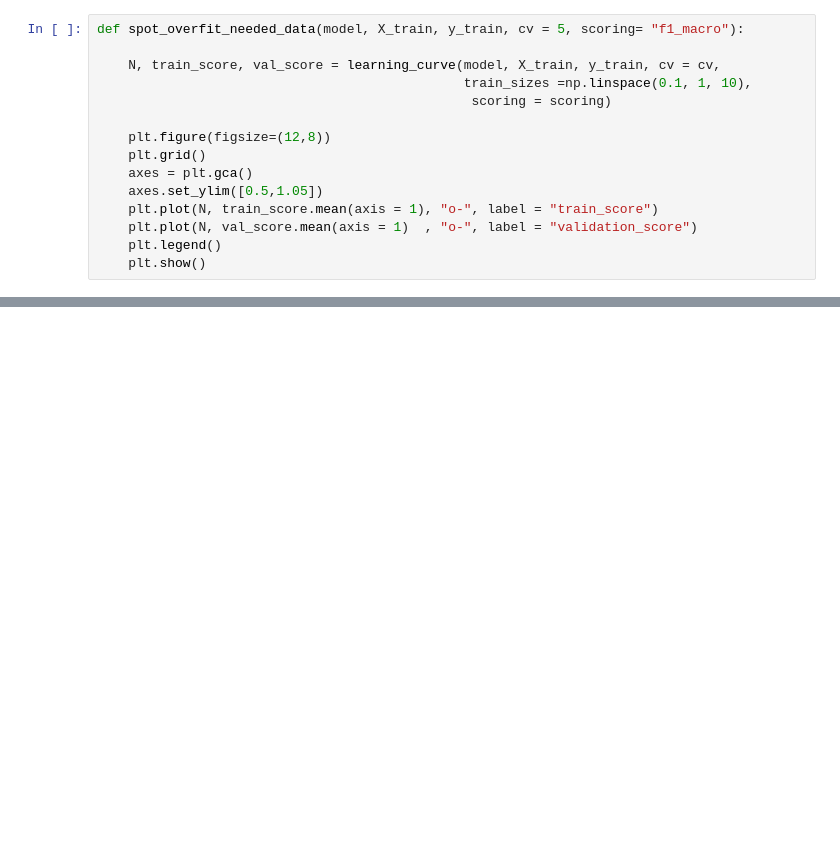
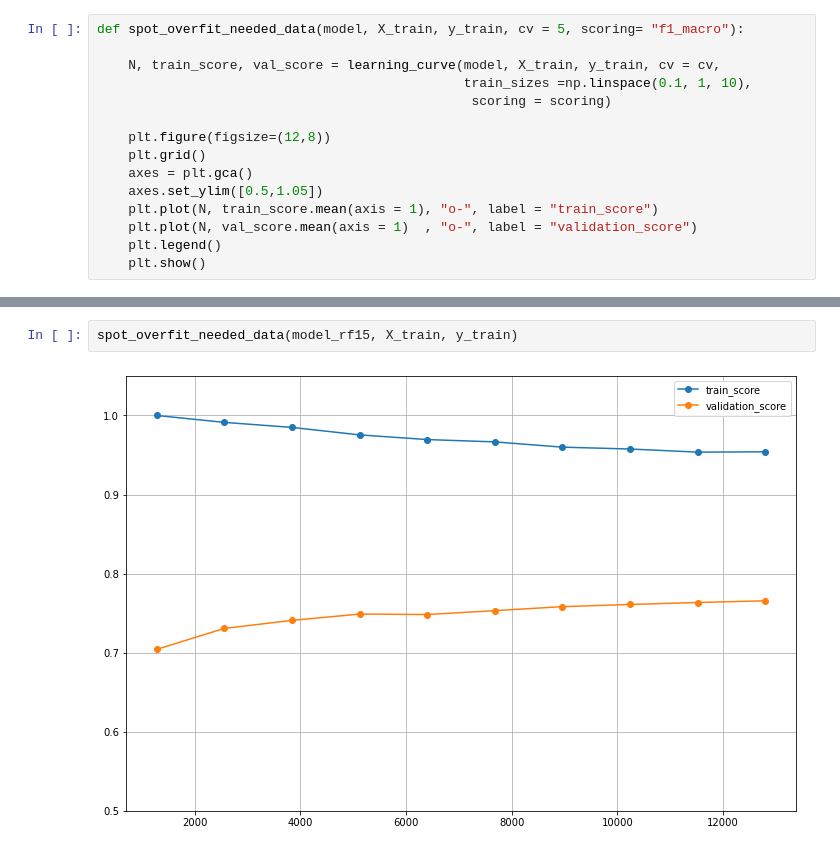
Before and after one commit to kbenmus02/A62-EquipeCV, a Jupyter notebook: notebook/iteration_3_model_2.ipynb, the cells around one changed output, grey strips where cells are left out. Drawn from its saved outputs; the diff is of its cells as text; blank space fills up the shorter version.

```diff
--- a/notebook/iteration_3_model_2.ipynb
+++ b/notebook/iteration_3_model_2.ipynb
@@ -162,0 +247,4 @@ spot_overfit_needed_data(model_rf, X_train, y_train)
+# %%
+spot_overfit_needed_data(model_rf15, X_train, y_train)
+# %% [output]
+[figure, added]
```
Also changed, not shown: parts of 19 cells of this notebook, 3 other files.
